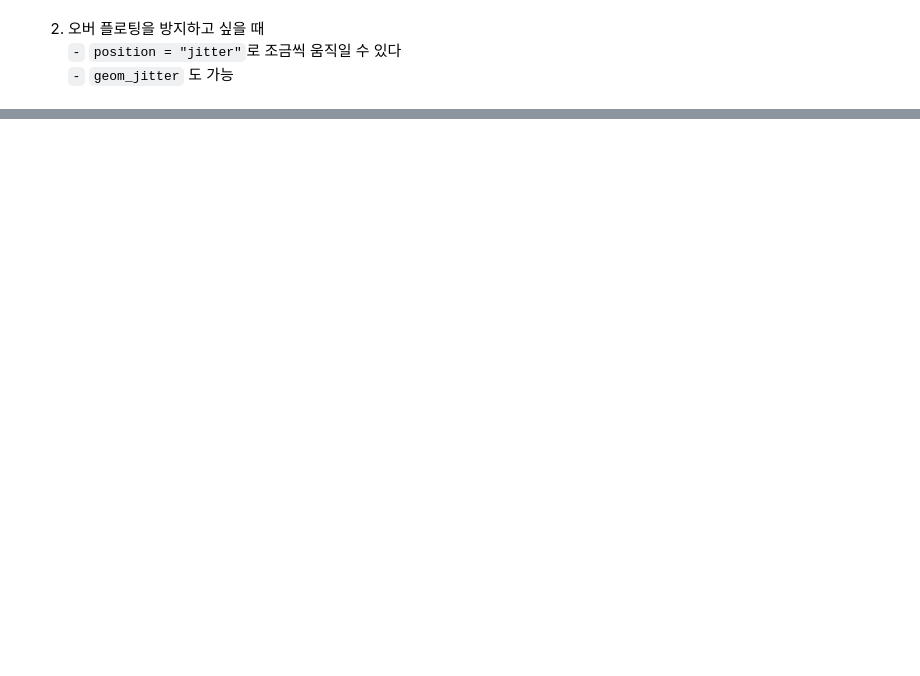
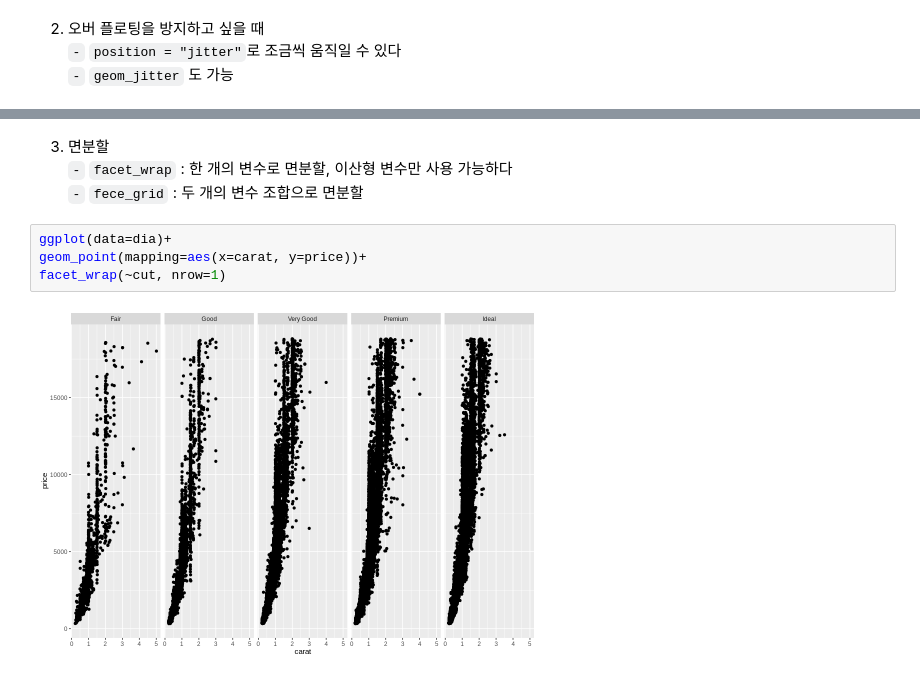
Before and after one commit to kimha02/ham, a Jupyter notebook: _notebooks/2021-08-30-R-1.ipynb, the cells around one changed output, grey strips where cells are left out. Saved outputs shown, nothing was run; the diff lists cells and outputs as text; blank space fills up the shorter version.

```diff
--- a/_notebooks/2021-08-30-R-1.ipynb
+++ b/_notebooks/2021-08-30-R-1.ipynb
@@ -83,0 +104,10 @@ geom_point(mapping=aes(x=carat, y=price), position="jitter")
+# %% [markdown]
+3) 면분할
+`-` `facet_wrap` : 한 개의 변수로 면분할, 이산형 변수만 사용 가능하다
+`-` `fece_grid` : 두 개의 변수 조합으로 면분할
+# %%
+ggplot(data=dia)+
+geom_point(mapping=aes(x=carat, y=price))+
+facet_wrap(~cut, nrow=1)
+# %% [output]
+[figure, added]
```
Also changed, not shown: parts of 34 cells of this notebook.
